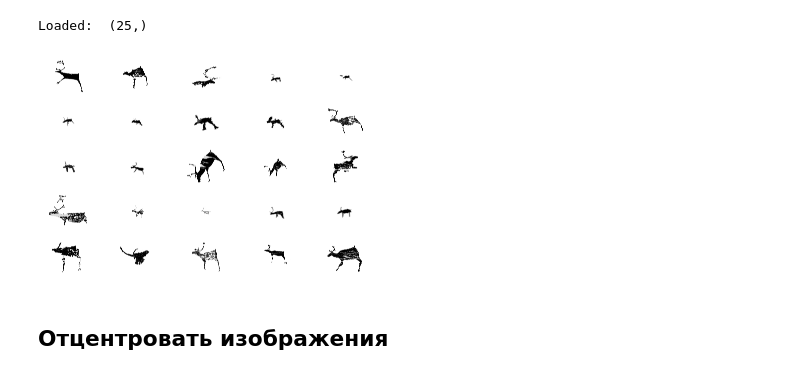
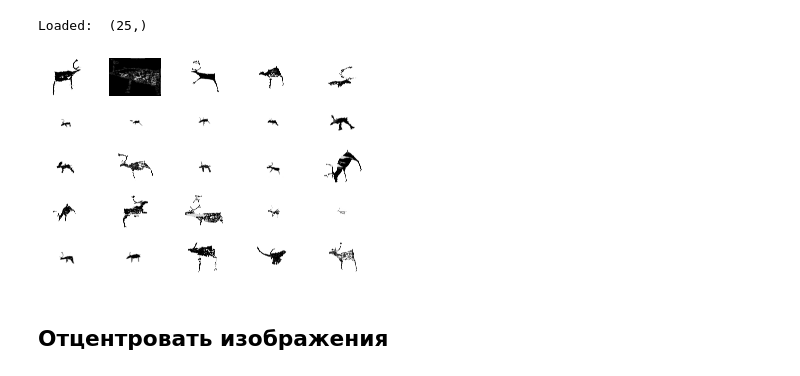
Before and after one commit to MarusyaS/petroglyphs, a Jupyter notebook: Image_adjustment.ipynb, the cells around one changed output. Cells and saved outputs as stored; diff of their text form; code cells hidden in the pictures.

```diff
--- a/Image_adjustment.ipynb
+++ b/Image_adjustment.ipynb
@@ -20,34 +20,34 @@ def load_faces(directory, n_faces):
     # enumerate files
     for filename in listdir(directory):
         # load the image
         pixels = load_image(directory + filename)
         # store
         faces.append(pixels)
         # stop once we have enough
         if len(faces) >= n_faces:
             break
     return asarray(faces)
 
 #plotting images arranged into in a square.
 def plot_faces(faces, n):
     for i in range(n * n):
 # define subplot
         pyplot.subplot(n, n, 1 + i)
 # turn off axis
         pyplot.axis('off')
 # plot raw pixel data
         pyplot.imshow(faces[i])
     pyplot.show()
 
 # directory that contains all images
-directory = '/mnt/c/Users/Maria/Documents/DH/petroglyphs/petroglyph/4/cut_photoshop/'
+directory = '/mnt/c/Users/Maria/Documents/DH/petroglyphs/images/4/cut_photoshop/'
 # load and extract all faces
 faces = load_faces(directory, 25)
 print('Loaded: ', faces.shape)
 # plot faces
 plot_faces(faces, 5)
 # %% [output]
 Loaded:  (25,)
-[figure, old version]
+[figure, new version]
 # %% [markdown]
 ## Отцентровать изображения
```
Also changed, not shown: parts of 5 cells of this notebook.
